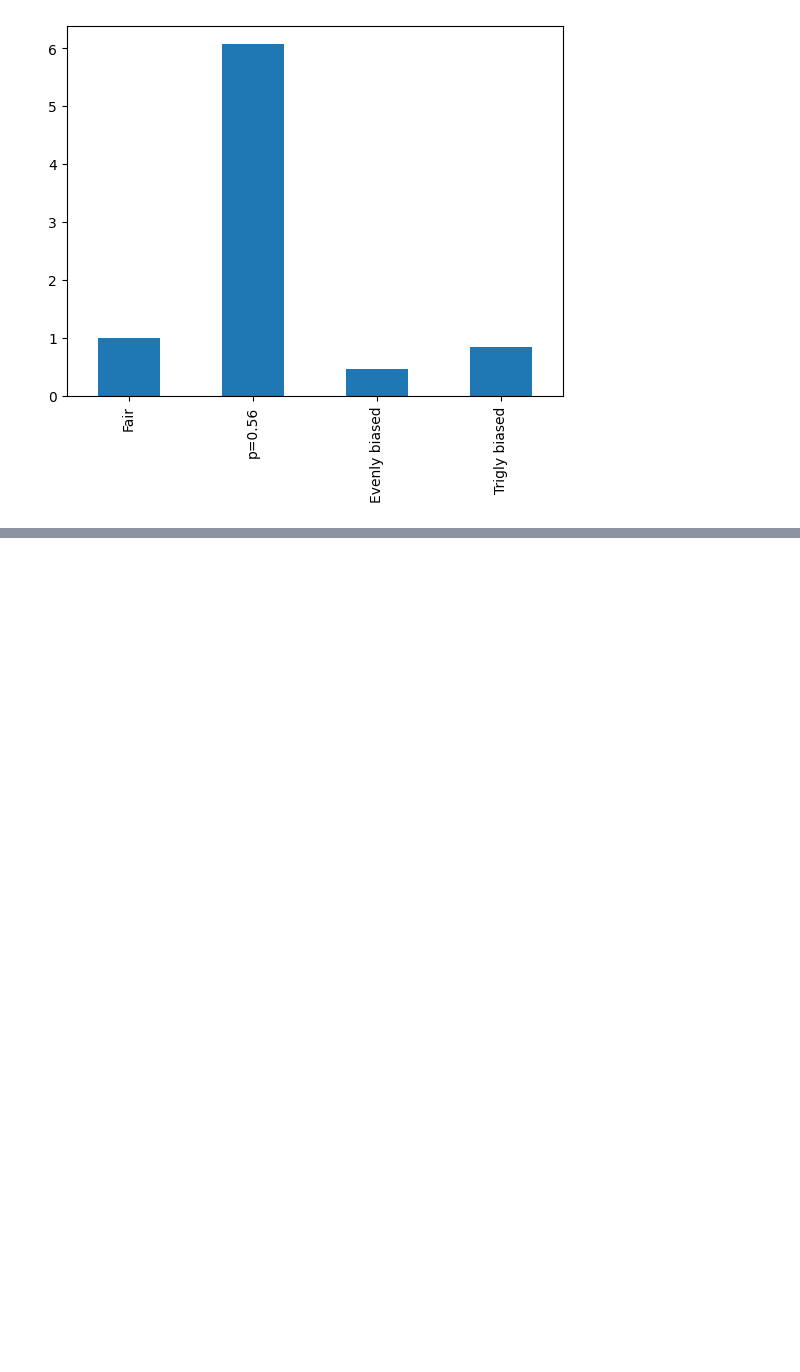
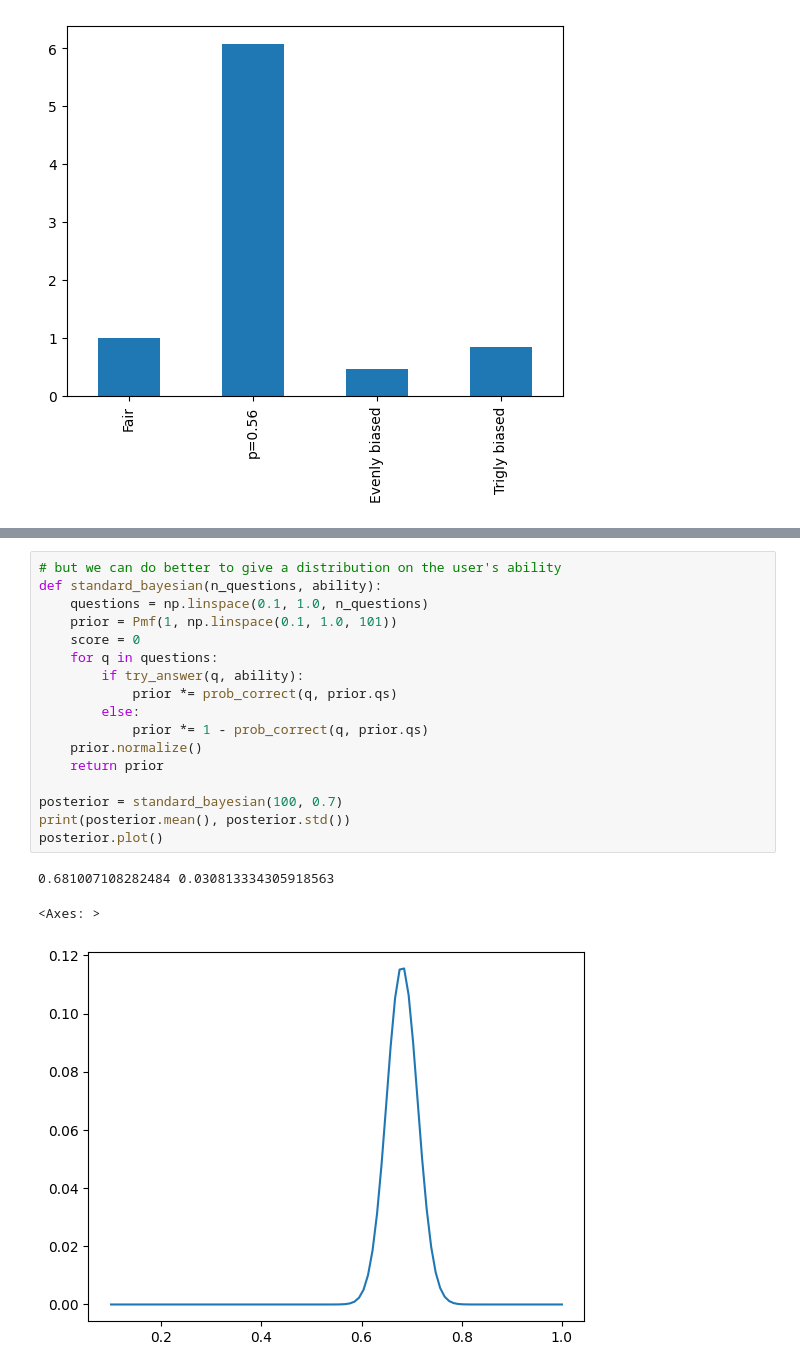
Before and after one commit to shouya/thinking-dumps, a Jupyter notebook: think-bayes/10-testing.ipynb, the cells around one changed output, grey strips where cells are left out. Cells and saved outputs as stored; diff of their text form; blank space fills up the shorter version.

```diff
--- a/think-bayes/10-testing.ipynb
+++ b/think-bayes/10-testing.ipynb
@@ -70,0 +142,21 @@ Rather than knowing the "truthfulness" of a particularly hypothesis. From this p
+# %%
+# but we can do better to give a distribution on the user's ability
+def standard_bayesian(n_questions, ability):
+    questions = np.linspace(0.1, 1.0, n_questions)
+    prior = Pmf(1, np.linspace(0.1, 1.0, 101))
+    score = 0
+    for q in questions:
+        if try_answer(q, ability):
+            prior *= prob_correct(q, prior.qs)
+        else:
+            prior *= 1 - prob_correct(q, prior.qs)
+    prior.normalize()
+    return prior
+
+posterior = standard_bayesian(100, 0.7)
+print(posterior.mean(), posterior.std())
+posterior.plot()
+# %% [output]
+0.681007108282484 0.030813334305918563
+<Axes: >
+[figure, added]
```
Also changed, not shown: parts of 6 cells of this notebook.
